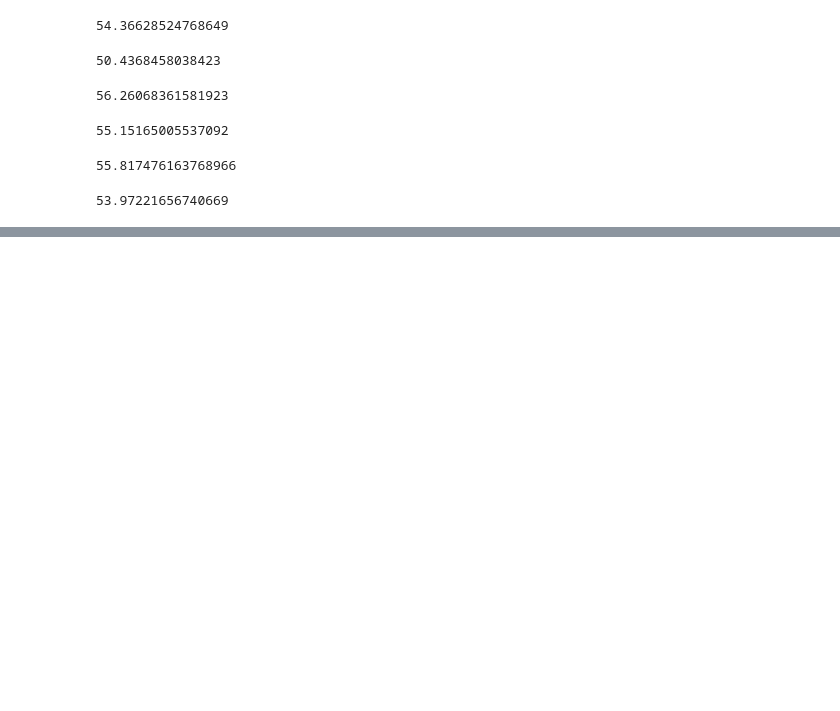
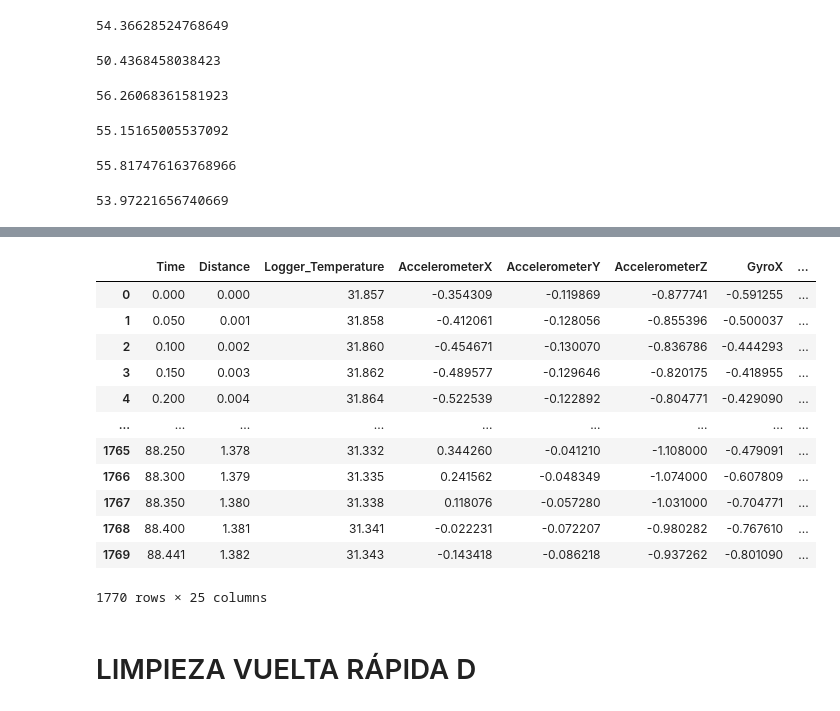
Before and after one commit to juliasabatel/MA22RT_DRIVER_ANALYSIS, a Jupyter notebook: src/MA22RT_DRIVER_ANALYSIS.ipynb, the cells around one changed output, grey strips where cells are left out. Drawn from its saved outputs; the diff is of its cells as text; code cells hidden in the pictures; blank space fills up the shorter version.

Commit message:
limpieza lap5

```diff
--- a/src/MA22RT_DRIVER_ANALYSIS.ipynb
+++ b/src/MA22RT_DRIVER_ANALYSIS.ipynb
@@ -223,0 +471,9 @@ A_LAP8.GPS_Speed.apply(funcion).mean()
+# %%
+A_LAP5['GyroX']=lst3
+# %%
+lst4=[]
+
+for x in A_LAP5.GyroY:
+
+    lst4.append(float('.'.join(x.split('.')[:2])))
+lst4[:10]
@@ -223,0 +491,2 @@ A_LAP8.GPS_Speed.apply(funcion).mean()
+# %%
+A_LAP5['GyroY']=lst4
@@ -223,0 +611,17 @@ A_LAP8.GPS_Speed.apply(funcion).mean()
+# %%
+A_LAP5['GyroZ']=lst5
+A_LAP5['Int_Batt_Voltage']=lst6
+A_LAP5['RPM']=lst7
+A_LAP5['Calculated_Gear']=lst8
+A_LAP5['GPS_Speed']=lst9
+A_LAP5['GPS_Nsat']=lst10
+A_LAP5['GPS_LatAcc']=lst11
+A_LAP5['GPS_LonAcc']=lst12
+A_LAP5['GPS_Slope']=lst13
+A_LAP5['GPS_Gyro']=lst14
+A_LAP5['GPS_PosAccuracy']=lst15
+A_LAP5['GPS_SpdAccuracy']=lst16
+A_LAP5['GPS_Altitude']=lst17
+A_LAP5['GPS_Latitude']=lst18
+A_LAP5['GPS_Longitude']=lst19
+A_LAP5['GPS_Heading']=lst20
@@ -223,0 +658,18 @@ A_LAP8.GPS_Speed.apply(funcion).mean()
+# %%
+A_LAP5
+# %% [output]
+|  | Time | Distance | Logger_Temperature | AccelerometerX | AccelerometerY | AccelerometerZ | GyroX | ... |
+| 0 | 0.000 | 0.000 | 31.857 | -0.354309 | -0.119869 | -0.877741 | -0.591255 | ... |
+| 1 | 0.050 | 0.001 | 31.858 | -0.412061 | -0.128056 | -0.855396 | -0.500037 | ... |
+| 2 | 0.100 | 0.002 | 31.860 | -0.454671 | -0.130070 | -0.836786 | -0.444293 | ... |
+| 3 | 0.150 | 0.003 | 31.862 | -0.489577 | -0.129646 | -0.820175 | -0.418955 | ... |
+| 4 | 0.200 | 0.004 | 31.864 | -0.522539 | -0.122892 | -0.804771 | -0.429090 | ... |
+| ... | ... | ... | ... | ... | ... | ... | ... | ... |
+| 1765 | 88.250 | 1.378 | 31.332 | 0.344260 | -0.041210 | -1.108000 | -0.479091 | ... |
+| 1766 | 88.300 | 1.379 | 31.335 | 0.241562 | -0.048349 | -1.074000 | -0.607809 | ... |
+| 1767 | 88.350 | 1.380 | 31.338 | 0.118076 | -0.057280 | -1.031000 | -0.704771 | ... |
+| 1768 | 88.400 | 1.381 | 31.341 | -0.022231 | -0.072207 | -0.980282 | -0.767610 | ... |
+| 1769 | 88.441 | 1.382 | 31.343 | -0.143418 | -0.086218 | -0.937262 | -0.801090 | ... |
+1770 rows × 25 columns
+# %% [markdown]
+# LIMPIEZA VUELTA RÁPIDA D
```
Also changed, not shown: parts of 38 cells of this notebook, 1 other file.
